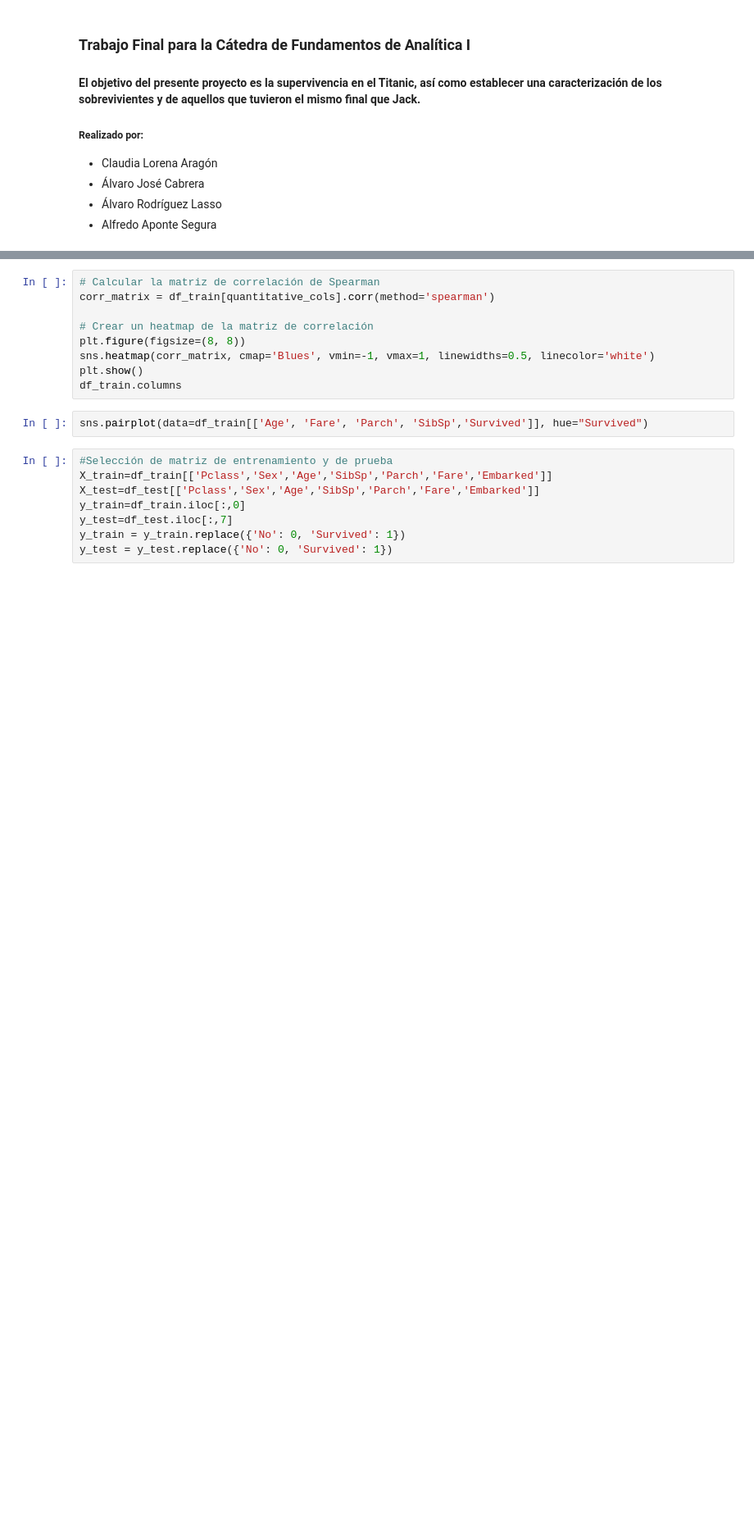
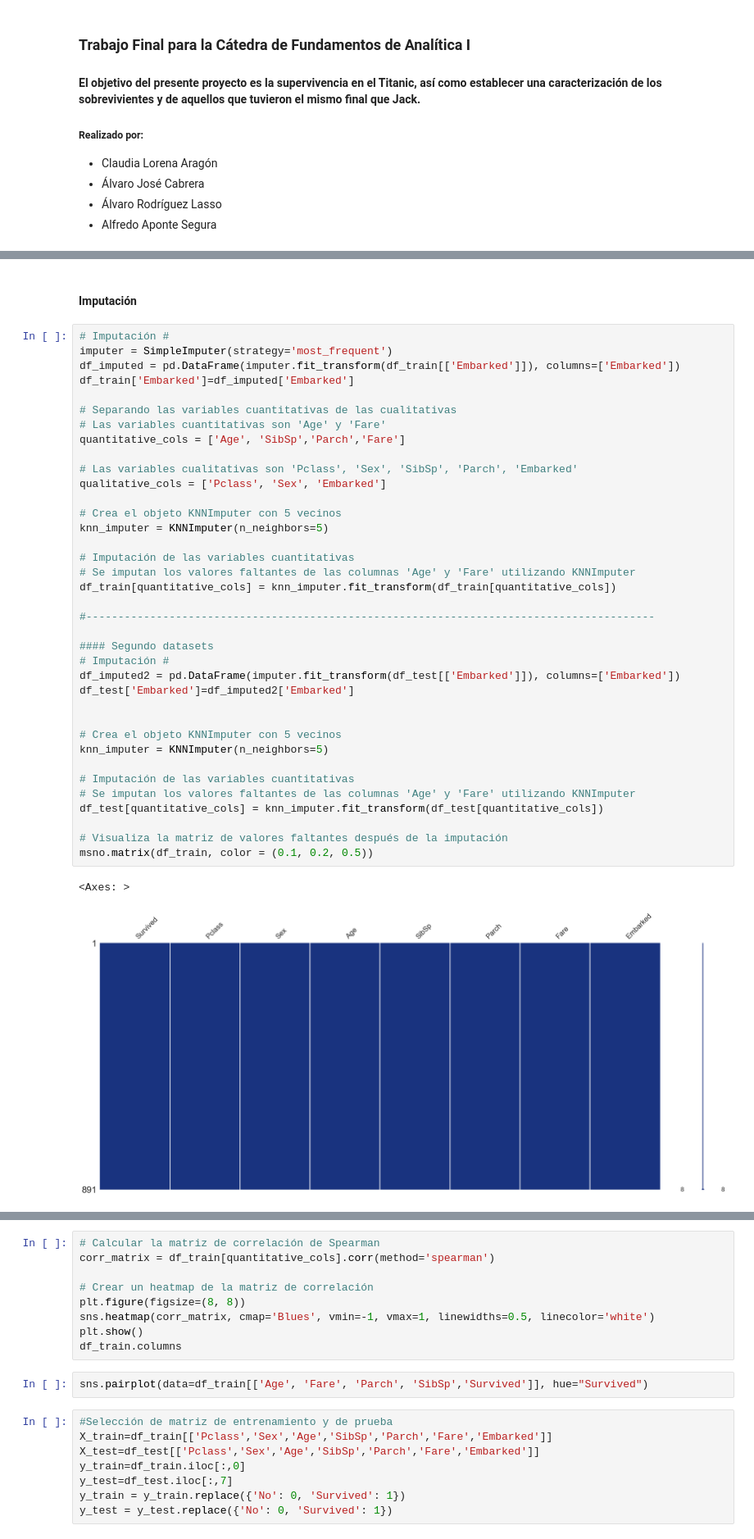
Before and after one commit to finanzasvlr/Titanic, a Jupyter notebook: Proyecto Final.ipynb, the cells around one changed output, grey strips where cells are left out. Shown: that part at 82% size. Saved outputs shown, nothing was run; the diff lists cells and outputs as text; blank space fills up the shorter version.

```diff
--- a/Proyecto Final.ipynb
+++ b/Proyecto Final.ipynb
@@ -217,0 +240,42 @@ plt.show()
+# %% [markdown]
+#### Imputación
+# %%
+# Imputación #
+imputer = SimpleImputer(strategy='most_frequent')
+df_imputed = pd.DataFrame(imputer.fit_transform(df_train[['Embarked']]), columns=['Embarked'])
+df_train['Embarked']=df_imputed['Embarked']
+
+# Separando las variables cuantitativas de las cualitativas
+# Las variables cuantitativas son 'Age' y 'Fare'
+quantitative_cols = ['Age', 'SibSp','Parch','Fare']
+
+# Las variables cualitativas son 'Pclass', 'Sex', 'SibSp', 'Parch', 'Embarked'
+qualitative_cols = ['Pclass', 'Sex', 'Embarked']
+
+# Crea el objeto KNNImputer con 5 vecinos
+knn_imputer = KNNImputer(n_neighbors=5)
+
+# Imputación de las variables cuantitativas
+# Se imputan los valores faltantes de las columnas 'Age' y 'Fare' utilizando KNNImputer
+df_train[quantitative_cols] = knn_imputer.fit_transform(df_train[quantitative_cols])
+
+#-----------------------------------------------------------------------------------------
+
+#### Segundo datasets
+# Imputación #
+df_imputed2 = pd.DataFrame(imputer.fit_transform(df_test[['Embarked']]), columns=['Embarked'])
+df_test['Embarked']=df_imputed2['Embarked']
+
+
+# Crea el objeto KNNImputer con 5 vecinos
+knn_imputer = KNNImputer(n_neighbors=5)
+
+# Imputación de las variables cuantitativas
+# Se imputan los valores faltantes de las columnas 'Age' y 'Fare' utilizando KNNImputer
+df_test[quantitative_cols] = knn_imputer.fit_transform(df_test[quantitative_cols])
+
+# Visualiza la matriz de valores faltantes después de la imputación
+msno.matrix(df_train, color = (0.1, 0.2, 0.5))
+# %% [output]
+<Axes: >
+[figure, added]
```
Also changed, not shown: parts of 41 cells of this notebook, 1 other file.
